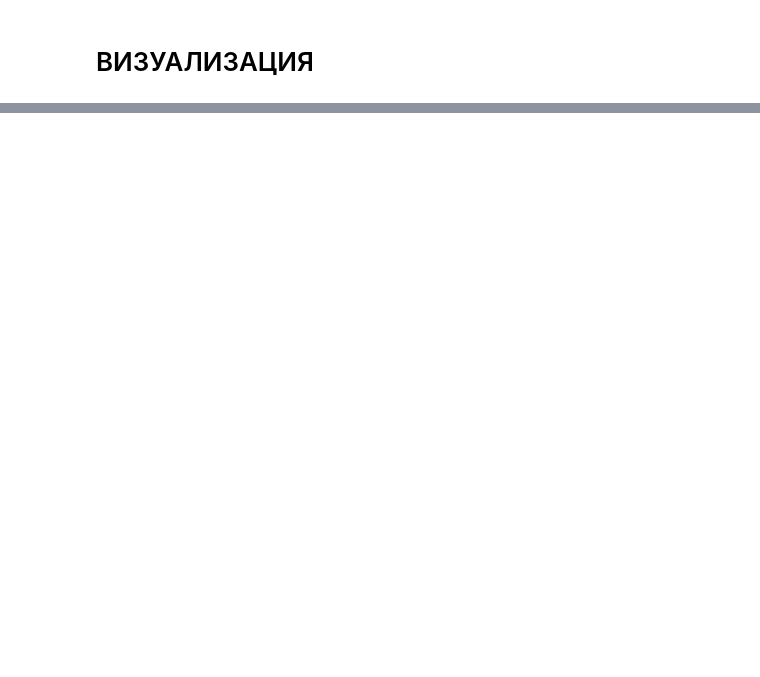
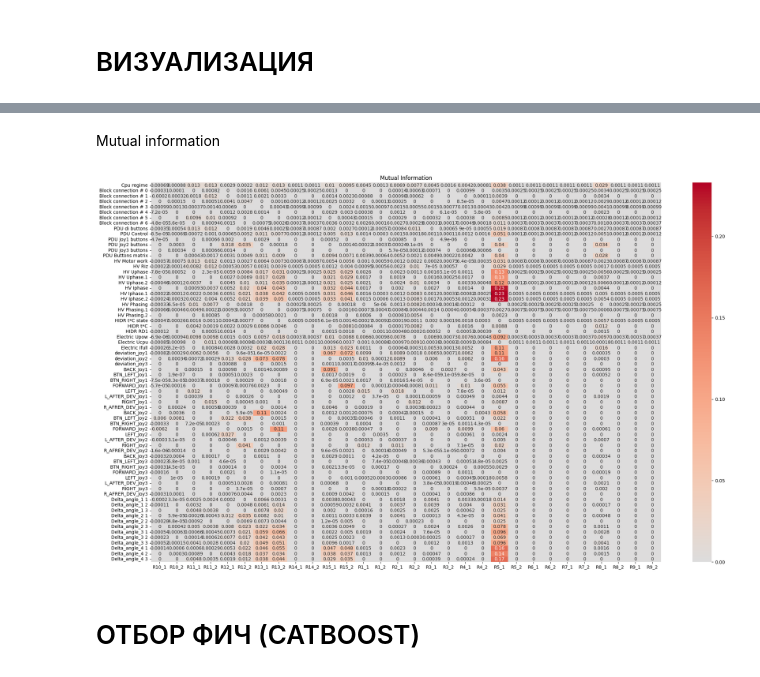
Before and after one commit to Astal2307/PracticeROSAtom, a Jupyter notebook: data_analyze.ipynb, the cells around one changed output, grey strips where cells are left out. Cells and saved outputs as stored; diff of their text form; code cells hidden in the pictures; blank space fills up the shorter version.

```diff
--- a/data_analyze.ipynb
+++ b/data_analyze.ipynb
@@ -293,0 +319,3 @@ for i in range(7, 16):
+# %%
+data_1 = data_1.drop(columns=columns_to_drop)
+data_2 = data_2.drop(columns=columns_to_drop)
@@ -297,0 +468,25 @@ import matplotlib.pyplot as plt
+# %%
+import seaborn as sns
+import matplotlib.pyplot as plt
+
+target_columns = [col for col in data_1.columns if col[0] == 'R' and 'Joy' not in col]
+
+feature_columns = [col for col in  data_1.columns if col not in target_columns]
+
+correlations = data_1[feature_columns].corrwith(data_1[target_columns[0]])
+for target in target_columns[1:]:
+    correlations = pd.concat([correlations, data_1[feature_columns].corrwith(data_1[target])], axis=1)
+
+correlations.columns = target_columns
+# %%
+for target in target_columns:
+    data_1[target] = pd.to_numeric(data_1[target], errors='coerce').fillna(0).astype(int)
+
+for feature in feature_columns:
+    if not np.issubdtype(data_1[feature].dtype, np.number):
+        try:
+            data_1[feature] = pd.to_numeric(data_1[feature], errors='coerce')
+        except:
+            continue
+
+data_1 = data_1.fillna(0)
@@ -297,0 +519,22 @@ import matplotlib.pyplot as plt
+# %% [markdown]
+Mutual information
+# %%
+from sklearn.feature_selection import mutual_info_classif
+from tqdm import tqdm
+
+mi_scores = pd.DataFrame(index=feature_columns, columns=target_columns)
+
+X = data_1[feature_columns]
+
+for y_col in tqdm(target_columns):
+    scores = mutual_info_classif(X, data_1[y_col], random_state=42)
+    mi_scores[y_col] = scores
+# %%
+plt.figure(figsize=(25, 15))
+sns.heatmap(mi_scores.astype(float), annot=True, cmap='coolwarm', center=0)
+plt.title("Mutual Information")
+plt.show()
+# %% [output]
+[figure, added]
+# %% [markdown]
+# ОТБОР ФИЧ (CATBOOST)
```
Also changed, not shown: parts of 30 cells of this notebook.
